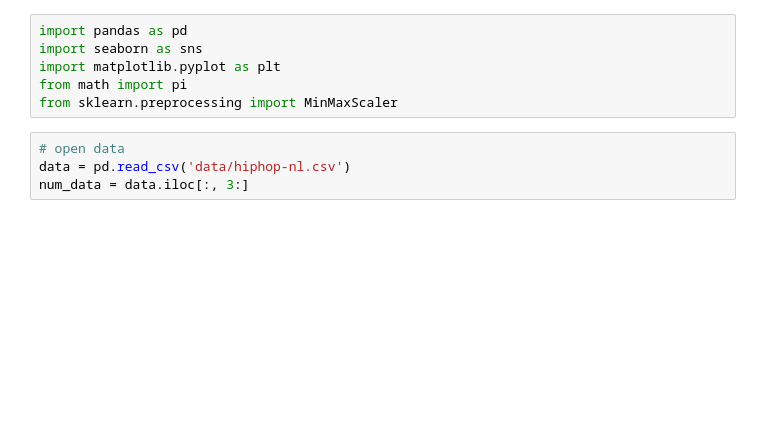
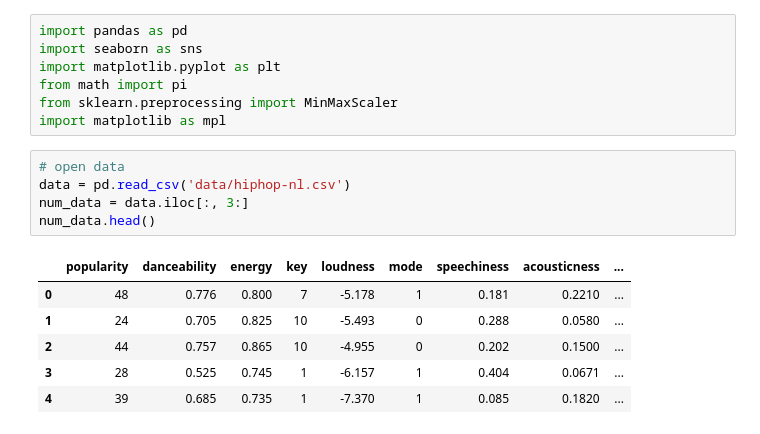
Before and after one commit to t0ffifee/spot-plot, a Jupyter notebook: spot-plot.ipynb, the cells around one changed output. Drawn from its saved outputs; the diff is of its cells as text; blank space fills up the shorter version.

```diff
--- a/spot-plot.ipynb
+++ b/spot-plot.ipynb
@@ -4,10 +4,19 @@ import seaborn as sns
 import matplotlib.pyplot as plt
 from math import pi
 from sklearn.preprocessing import MinMaxScaler
+import matplotlib as mpl
 # %%
 # open data
 data = pd.read_csv('data/hiphop-nl.csv')
 num_data = data.iloc[:, 3:]
+num_data.head()
+# %% [output]
+|  | popularity | danceability | energy | key | loudness | mode | speechiness | acousticness | ... |
+| 0 | 48 | 0.776 | 0.800 | 7 | -5.178 | 1 | 0.181 | 0.2210 | ... |
+| 1 | 24 | 0.705 | 0.825 | 10 | -5.493 | 0 | 0.288 | 0.0580 | ... |
+| 2 | 44 | 0.757 | 0.865 | 10 | -4.955 | 0 | 0.202 | 0.1500 | ... |
+| 3 | 28 | 0.525 | 0.745 | 1 | -6.157 | 1 | 0.404 | 0.0671 | ... |
+| 4 | 39 | 0.685 | 0.735 | 1 | -7.370 | 1 | 0.085 | 0.1820 | ... |
 # %%
 num_data.loc[:] = MinMaxScaler().fit_transform(num_data.loc[:])
 
```
Also changed, not shown: parts of 3 cells of this notebook.
